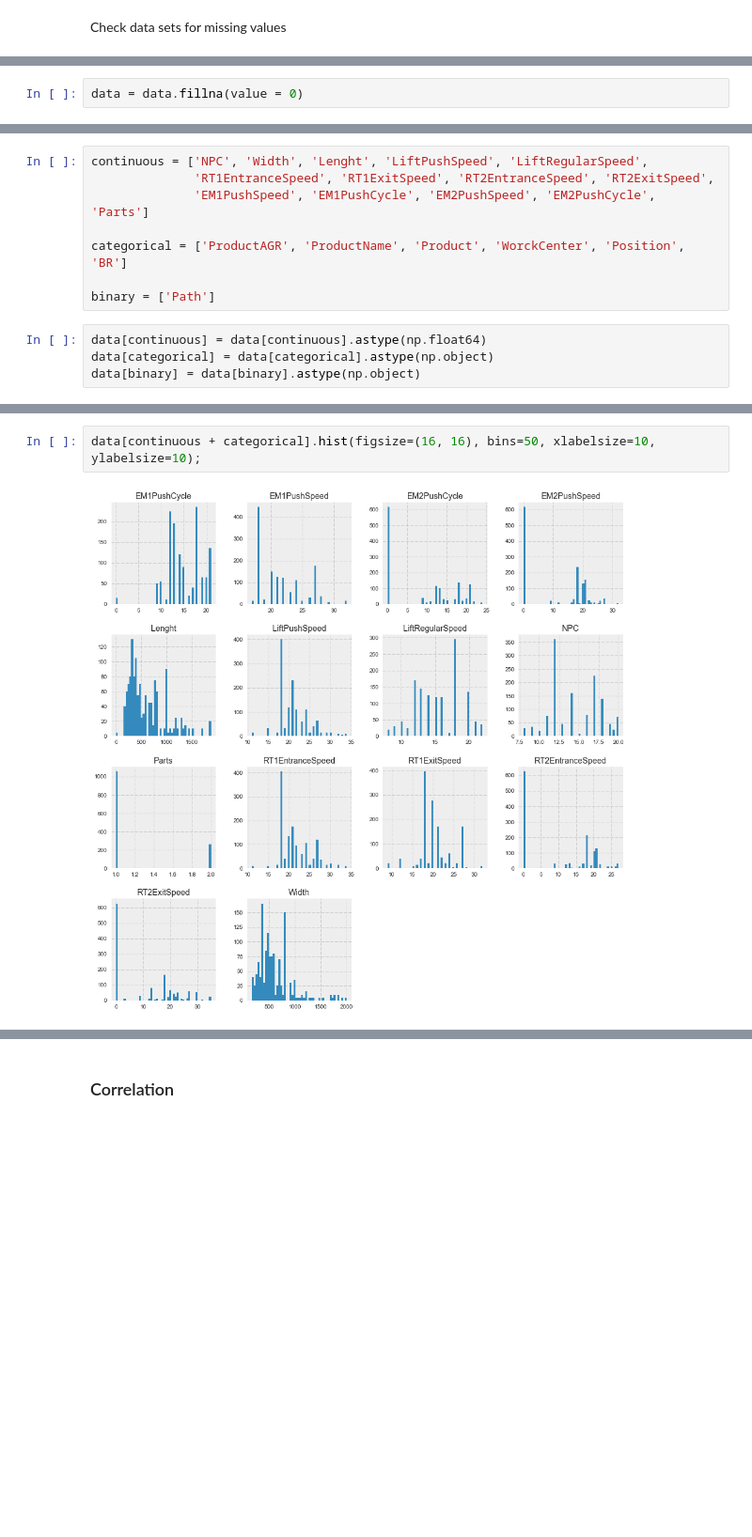
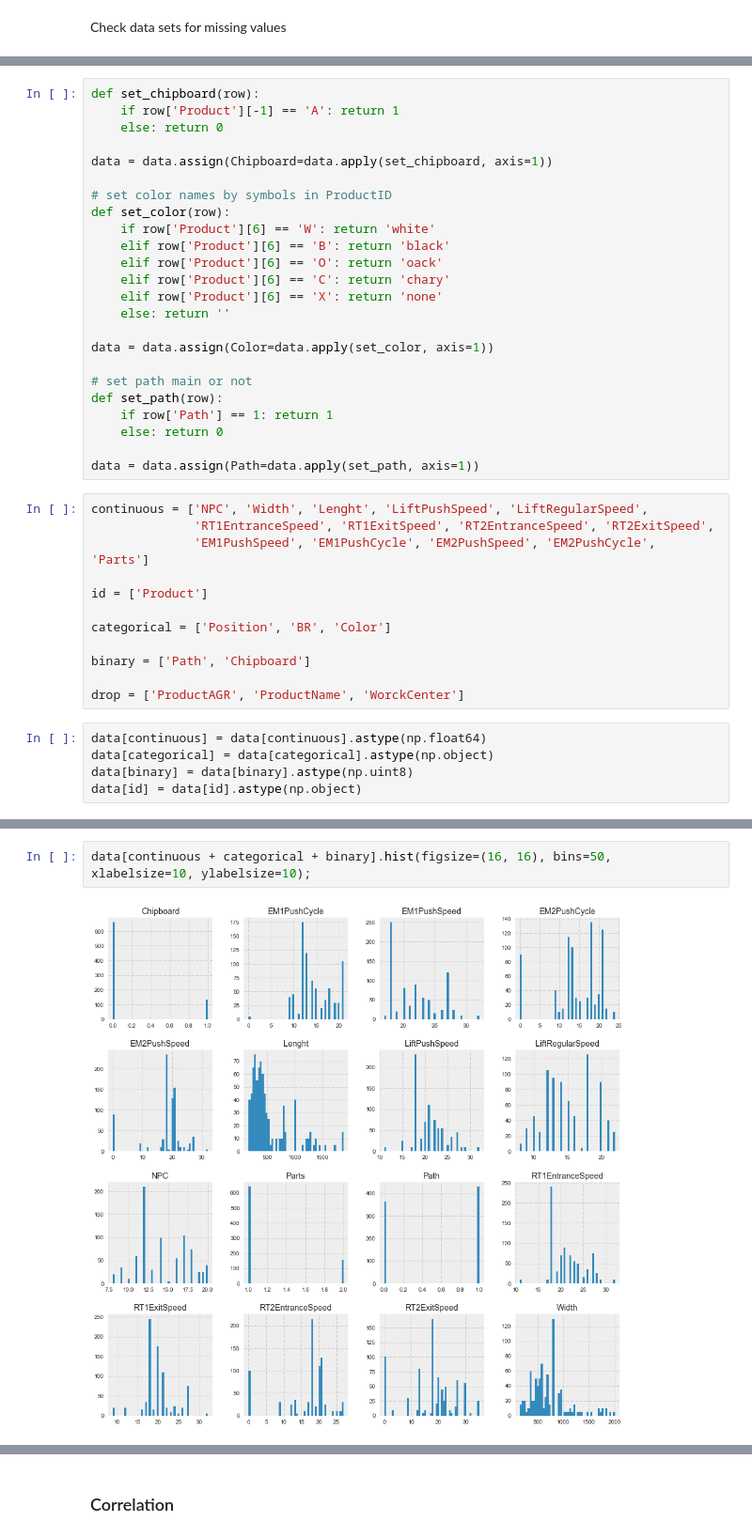
Before and after one commit to bankauskas/optimisation_shortest_path, a Jupyter notebook: notebooks/Exploratory analysis.ipynb, the cells around one changed output, grey strips where cells are left out. Shown: that part at 94% size. Cells and saved outputs as stored; diff of their text form; blank space fills up the shorter version.

```diff
--- a/notebooks/Exploratory analysis.ipynb
+++ b/notebooks/Exploratory analysis.ipynb
@@ -99,2 +108,0 @@ Clean data shape:  (1105, 21)
-# %%
-data = data.fillna(value = 0)
@@ -102,13 +114,42 @@ data = data.fillna(value = 0)
 Seperate data to differents categorys by type
+# %%
+def set_chipboard(row):
+    if row['Product'][-1] == 'A': return 1
+    else: return 0
+
+data = data.assign(Chipboard=data.apply(set_chipboard, axis=1))
+
+# set color names by symbols in ProductID
+def set_color(row):
+    if row['Product'][6] == 'W': return 'white'
+    elif row['Product'][6] == 'B': return 'black'
+    elif row['Product'][6] == 'O': return 'oack'
+    elif row['Product'][6] == 'C': return 'chary'
+    elif row['Product'][6] == 'X': return 'none'
+    else: return ''
+
+data = data.assign(Color=data.apply(set_color, axis=1))
+
+# set path main or not
+def set_path(row):
+    if row['Path'] == 1: return 1
+    else: return 0
+
+data = data.assign(Path=data.apply(set_path, axis=1))
 # %%
 continuous = ['NPC', 'Width', 'Lenght', 'LiftPushSpeed', 'LiftRegularSpeed',
               'RT1EntranceSpeed', 'RT1ExitSpeed', 'RT2EntranceSpeed', 'RT2ExitSpeed',
               'EM1PushSpeed', 'EM1PushCycle', 'EM2PushSpeed', 'EM2PushCycle', 'Parts']
 
-categorical = ['ProductAGR', 'ProductName', 'Product', 'WorckCenter', 'Position', 'BR']
+id = ['Product']
 
-binary = ['Path']
+categorical = ['Position', 'BR', 'Color']
+
+binary = ['Path', 'Chipboard']
+
+drop = ['ProductAGR', 'ProductName', 'WorckCenter']
 # %%
 data[continuous] = data[continuous].astype(np.float64)
 data[categorical] = data[categorical].astype(np.object)
-data[binary] = data[binary].astype(np.object)
+data[binary] = data[binary].astype(np.uint8)
+data[id] = data[id].astype(np.object)
@@ -115,7 +210,7 @@ data[binary] = data[binary].astype(np.object)
 # %%
-data[continuous + categorical].hist(figsize=(16, 16), bins=50, xlabelsize=10, ylabelsize=10);
+data[continuous + categorical + binary].hist(figsize=(16, 16), bins=50, xlabelsize=10, ylabelsize=10);
 # %% [output]
-[figure, old version]
+[figure, new version]
 # %%
 fig, axes = plt.subplots(4,4, figsize=(20,20), sharex=True)
 axes = axes.flatten()
```
Also changed, not shown: parts of 25 cells of this notebook, 17 other files.
